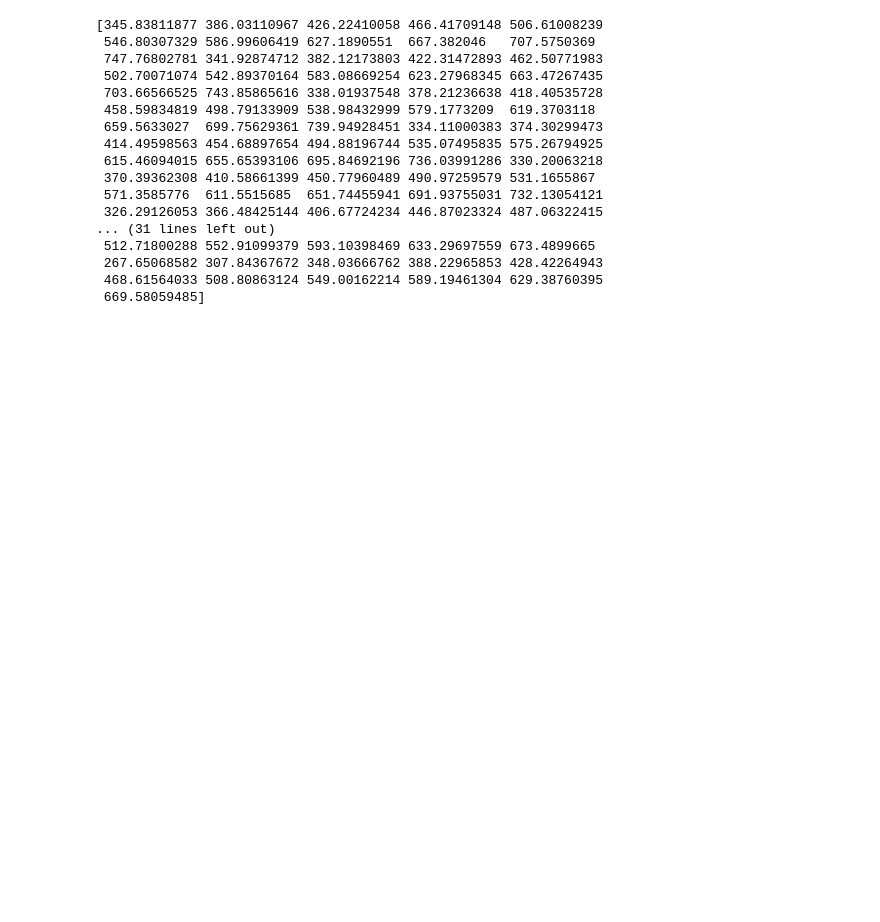
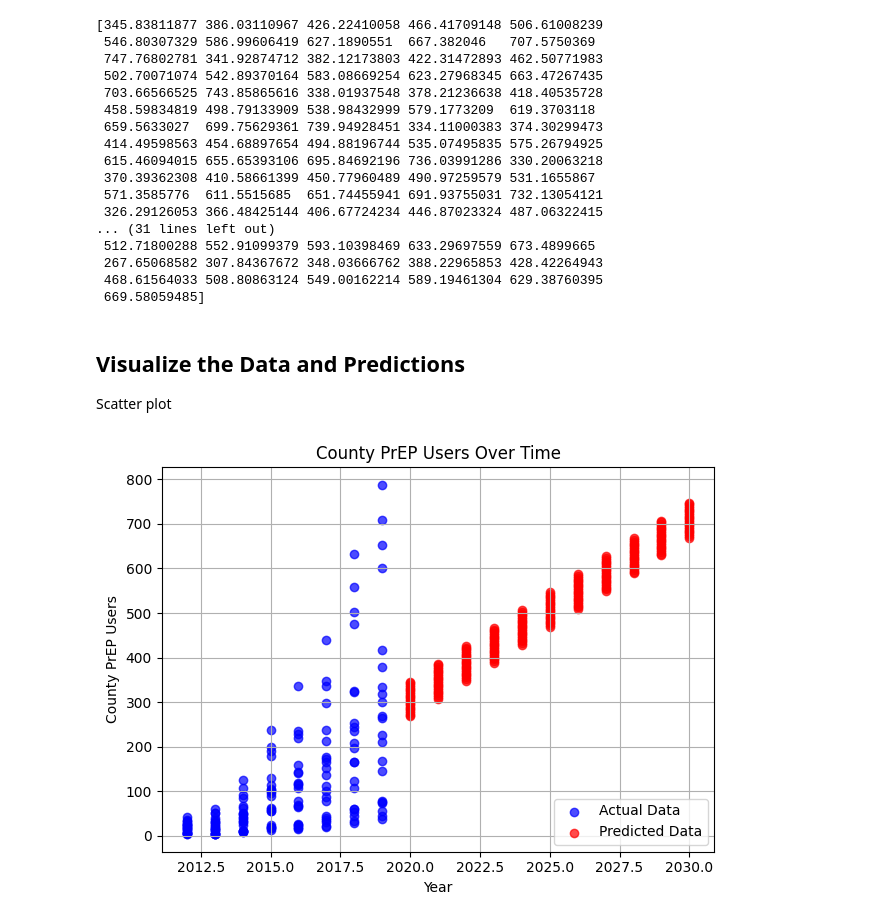
Before and after one commit to SolarLincoln/HIV-PrEP_MIS, a Jupyter notebook: Linear Regression/linear_regression.ipynb, the cells around one changed output. Cells and saved outputs as stored; diff of their text form; code cells hidden in the pictures; blank space fills up the shorter version.

Commit message:
Added scatter plot and feature engineering
Attempted feature engineering by creating 3 interaction terms

Added scatter plot with actual and predicted data

```diff
--- a/Linear Regression/linear_regression.ipynb
+++ b/Linear Regression/linear_regression.ipynb
@@ -121,3 +126,28 @@ print(future_predictions)
  267.65068582 307.84367672 348.03666762 388.22965853 428.42264943
  468.61564033 508.80863124 549.00162214 589.19461304 629.38760395
  669.58059485]
+# %% [markdown]
+## Visualize the Data and Predictions
+
+Scatter plot
+# %%
+# Visualize the Data and Predictions
+
+# Actual data
+plt.scatter(pp['Year'], pp['County PrEP Users'], color='blue', label='Actual Data', alpha=0.7)
+
+# Model's predictions
+plt.scatter(future_years['Year'], future_predictions, color='red', label='Predicted Data', alpha=0.7)
+
+# Formatting, so we know what is what
+plt.xlabel('Year')
+plt.ylabel('County PrEP Users')
+plt.title('County PrEP Users Over Time')
+plt.legend(loc = 'lower right')
+
+# Show the plot
+plt.grid(True)
+plt.tight_layout() #spreads it out, making it easier to see
+plt.show()
+# %% [output]
+[figure, added]
```
Also changed, not shown: parts of 1 cell of this notebook.
